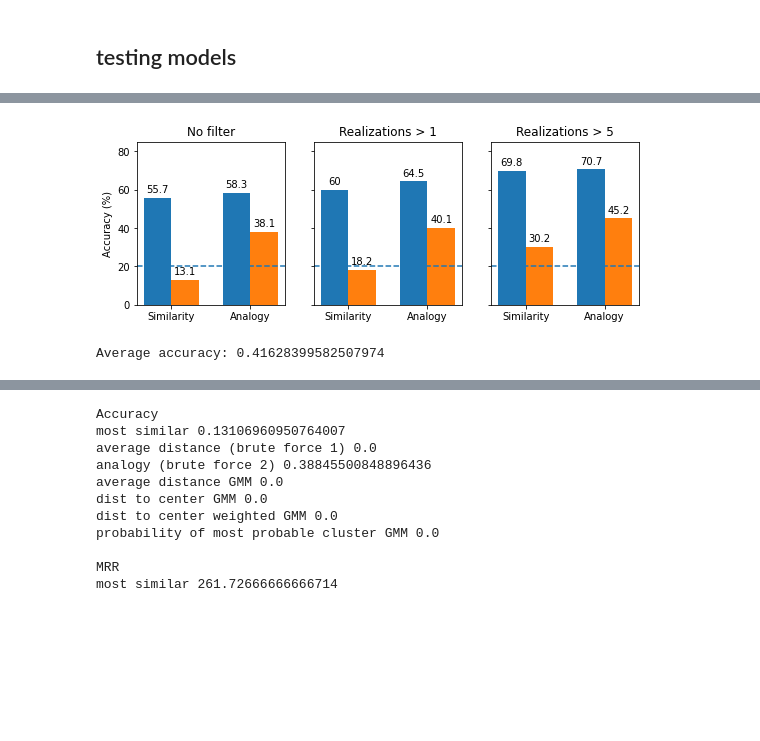
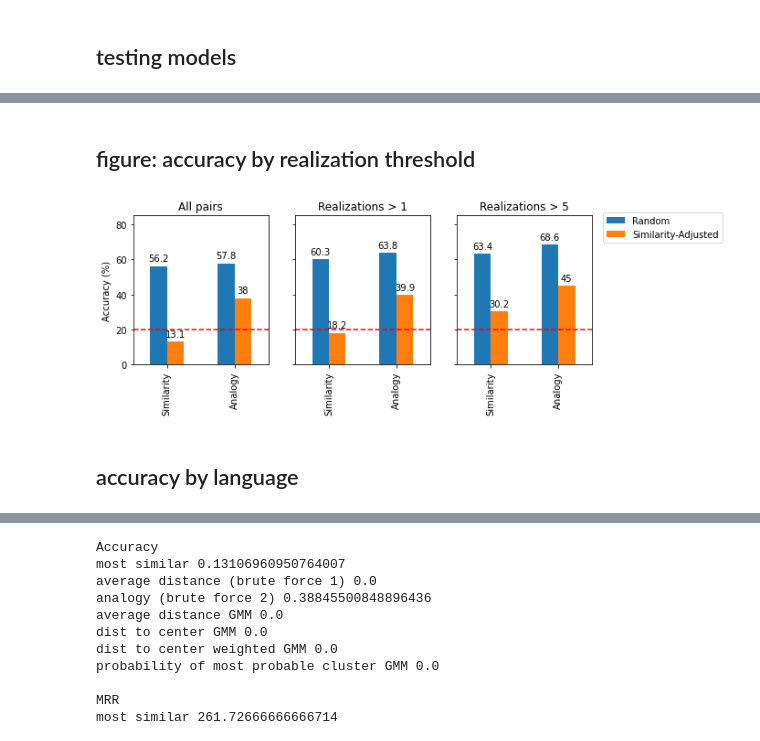
Before and after one commit to o-fugi/regularity-semantic-change, a Jupyter notebook: code/Prediction_with_GMM.ipynb, the cells around one changed output, grey strips where cells are left out. Saved outputs shown, nothing was run; the diff lists cells and outputs as text; code cells hidden in the pictures; blank space fills up the shorter version.

Commit message:
cleaned up and added figures

```diff
--- a/code/Prediction_with_GMM.ipynb
+++ b/code/Prediction_with_GMM.ipynb
@@ -50,13 +31,10 @@ model = SentenceTransformer('whaleloops/phrase-bert')
 # %%
 # import semantic shift dataset
 
-sem_shift_df = pd.read_csv('/content/drive/MyDrive/ColabFiles/cleaned_dat_sem_shift.csv')
-sem_shift_df['meaning1'] = sem_shift_df['meaning1_clean']
-sem_shift_df['meaning2'] = sem_shift_df['meaning2_clean']
+shift_class_df = pd.read_csv('/content/drive/MyDrive/ColabFiles/cleaned_dat_sem_shift.csv')
+shift_class_df['meaning1'] = shift_class_df['meaning1_clean']
+shift_class_df['meaning2'] = shift_class_df['meaning2_clean']
+shift_class_df = shift_class_df[['meaning1', 'meaning2', 'realizations']]
 
-sem_shift_df.at[697, 'meaning1'] = 'furuncul'
-sem_shift_df.at[1521, 'meaning2'] = 'geometrid'
-
-# try a little more filtering -- or don't!
-# shift_class_df = sem_shift_df[sem_shift_df['realizations'] > 1].reset_index()
-shift_class_df = sem_shift_df
+shift_class_df.at[697, 'meaning1'] = 'furuncul'
+shift_class_df.at[1521, 'meaning2'] = 'geometrid'
@@ -649 +589,3 @@ plt.show()
+# %% [markdown]
+## figure: accuracy by realization threshold
 # %%
@@ -694,58 +635,56 @@ analogy_acc.append(results_df.accurate.value_counts()[True] / len(results_df))
 # %%
-#@title FIG 1.B -- Accuracy by REALIZATIONS
+# create the figure
 
 labels = ['Similarity', 'Analogy']
-sim_labels = [round(100*i, 1) for i in similarity_acc]
-ana_labels = [round(100*i, 1) for i in analogy_acc]
-
-x = np.arange(len(labels))  # the label locations
-width = 0.35  # the width of the bars
+x=np.arange(len(labels))
+accuracy_df = round(accuracy_df, 1)
 
 fig, axs = plt.subplots(1, 3, figsize=(9, 3), sharey=True)
 
 ## general ax stuff
 axs[0].set_ylim(0, 85)
 axs[0].set_ylabel('Accuracy (%)')
 # fig.suptitle('Accuracy for different realization filters')
 
 ## no filter on realizations
 
-rects1 = axs[0].bar(x - width/2, [sim_labels[0], ana_labels[0]], width, label='Random')
-rects2 = axs[0].bar(x + width/2, [sim_labels[1], ana_labels[1]], width, label='Sim-Adjusted')
+axs[0] = accuracy_df[accuracy_df['Filter']=='All pairs'].plot(kind='bar', ax=axs[0])
 
 # Add some text for labels, title and custom x-axis tick labels, etc.
 axs[0].set_xticks(x, labels=labels)
-axs[0].bar_label(rects1, padding=3)
-axs[0].bar_label(rects2, padding=3)
-axs[0].axhline(20, linestyle='--')
-axs[0].set_title("No filter")
+axs[0].bar_label(axs[0].containers[0], padding=3)
+axs[0].bar_label(axs[0].containers[1], padding=3)
+axs[0].axhline(20, linestyle='--', c='r')
+axs[0].set_title("All pairs")
+axs[0].get_legend().remove()
 
 ##  realizations > 1
 
-rects1 = axs[1].bar(x - width/2, [sim_labels[2], ana_labels[2]], width, label='Random')
-rects2 = axs[1].bar(x + width/2, [sim_labels[3], ana_labels[3]], width, label='Sim-Adjusted')
+accuracy_df[accuracy_df['Filter']=='Realizations > 1'].plot(kind='bar', ax=axs[1])
 
 # Add some text for labels, title and custom x-axis tick labels, etc.
 axs[1].set_xticks(x, labels=labels)
-axs[1].bar_label(rects1, padding=3)
-axs[1].bar_label(rects2, padding=3)
-axs[1].axhline(20, linestyle='--')
+axs[1].bar_label(axs[1].containers[0], padding=3)
+axs[1].bar_label(axs[1].containers[1], padding=3)
+axs[1].axhline(20, linestyle='--', c='r')
 axs[1].set_title("Realizations > 1")
-
+axs[1].get_legend().remove()
 
 ##  realizations > 5
 
-rects1 = axs[2].bar(x - width/2, [sim_labels[4], ana_labels[4]], width, label='Random')
-rects2 = axs[2].bar(x + width/2, [sim_labels[5], ana_labels[5]], width, label='Sim-Adjusted')
+accuracy_df[accuracy_df['Filter']=='Realizations > 5'].plot(kind='bar', ax=axs[2])
 
 # Add some text for labels, title and custom x-axis tick labels, etc.
 axs[2].set_xticks(x, labels=labels)
-axs[2].bar_label(rects1, padding=3)
-axs[2].bar_label(rects2, padding=3)
-axs[2].axhline(20, linestyle='--')
+axs[2].bar_label(axs[2].containers[0], padding=3)
+axs[2].bar_label(axs[2].containers[1], padding=3)
+axs[2].axhline(20, linestyle='--', c='r')
 axs[2].set_title("Realizations > 5")
+axs[2].legend(bbox_to_anchor=(2, 1.05))
 
 plt.show()
 # %% [output]
-[figure, old version]
+[figure, new version]
+# %% [markdown]
+## accuracy by language
 # %%
@@ -870,4 +807,0 @@ accuracy_list = test_model_language(get_dist_closest, run_once=False, similarity
-# %%
-print("Average accuracy:", np.mean(accuracy_list))
-# %% [output]
-Average accuracy: 0.41628399582507974
```
Also changed, not shown: parts of 20 cells of this notebook.
